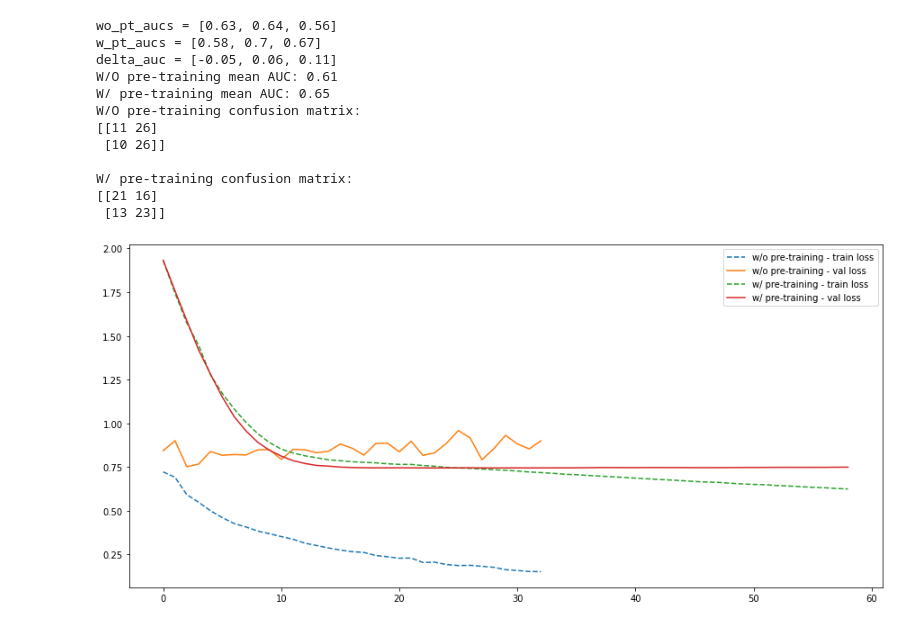
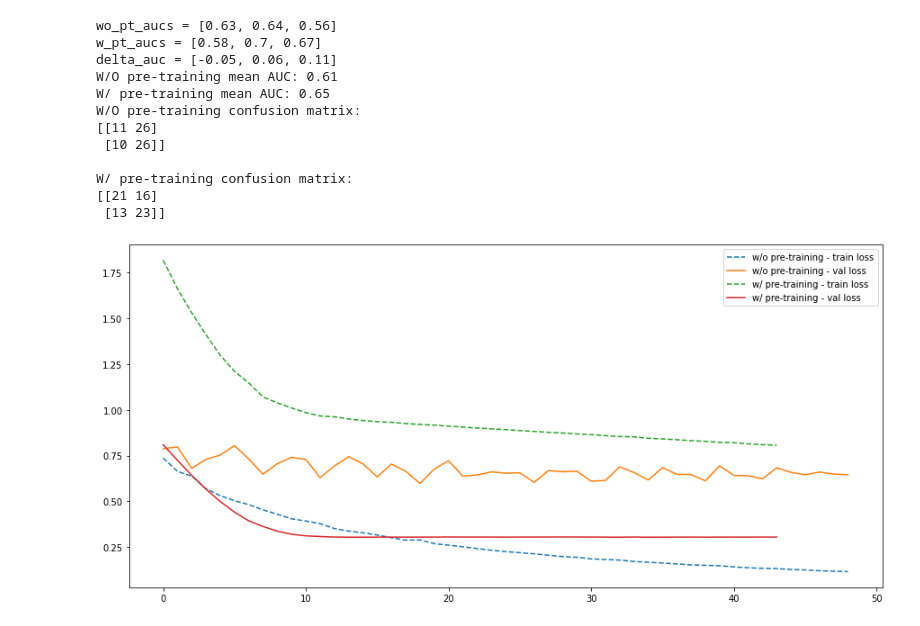
Before and after one commit to ceccoemi/ct-scan-ml, a Jupyter notebook: lung_nodule.ipynb, the cells around one changed output. Drawn from its saved outputs; the diff is of its cells as text; code cells hidden in the pictures.

```diff
--- a/lung_nodule.ipynb
+++ b/lung_nodule.ipynb
@@ -361,27 +361,27 @@ W/ pre-training confusion matrix:
 [[21 16]
  [13 23]]
 # %%
-index = 2
+index = 1
 plt.plot(
     wo_pt_histories[index].history["loss"], "--", label="w/o pre-training - train loss"
 )
 plt.plot(
     wo_pt_histories[index].history["val_loss"], label="w/o pre-training - val loss"
 )
 plt.plot(
     w_pt_histories[index].history["loss"],
     "--",
     label="w/ pre-training - train loss",
 )
 plt.plot(
     w_pt_histories[index].history["val_loss"],
     label="w/ pre-training - val loss",
 )
 plt.legend()
-#plt.savefig(f"fold_0.pdf")
+plt.savefig(f"fold_{index}.pdf")
 # plot_loss_history(w_pt_conv_histories[0])
 # %% [output]
-[figure, old version]
+[figure, new version]
 # %%
 k = 10
 val_perc = 0.1
```
Also changed, not shown: parts of 1 cell of this notebook.
